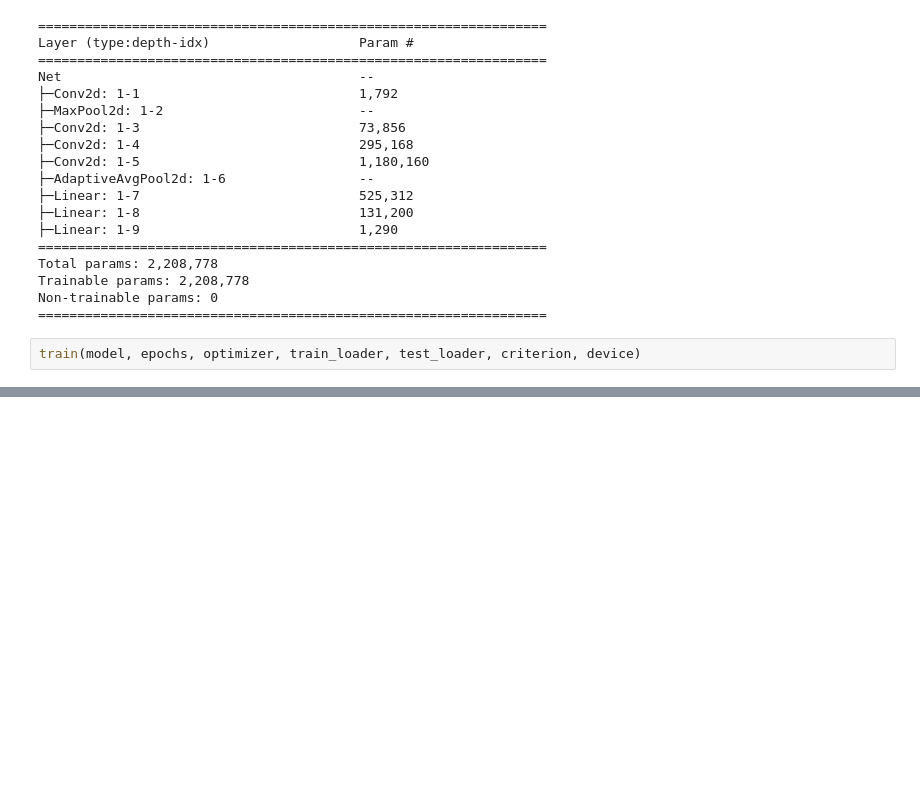
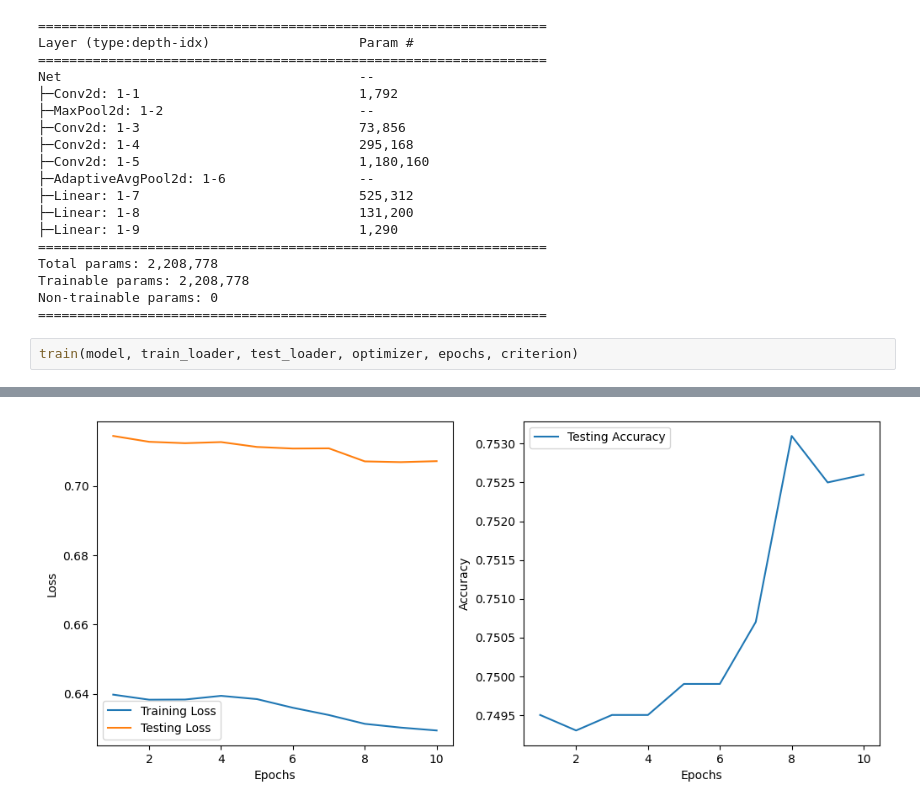
Before and after one commit to ManosFps1pt/Supervised-Learning-Experiments, a Jupyter notebook: challenges/cfar10.ipynb, the cells around one changed output, grey strips where cells are left out. Drawn from its saved outputs; the diff is of its cells as text; blank space fills up the shorter version.

```diff
--- a/challenges/cfar10.ipynb
+++ b/challenges/cfar10.ipynb
@@ -155,5 +219,5 @@ Trainable params: 2,208,778
 Non-trainable params: 0
 =================================================================
 # %%
-train(model, epochs, optimizer, train_loader, test_loader, criterion, device)
+train(model, train_loader, test_loader, optimizer, epochs, criterion)
 # %% [output]
@@ -170,0 +235 @@ Training complete. Best Validation Accuracy: 0.7316
+[figure, added]
```
Also changed, not shown: parts of 4 cells of this notebook, 14 other files.
